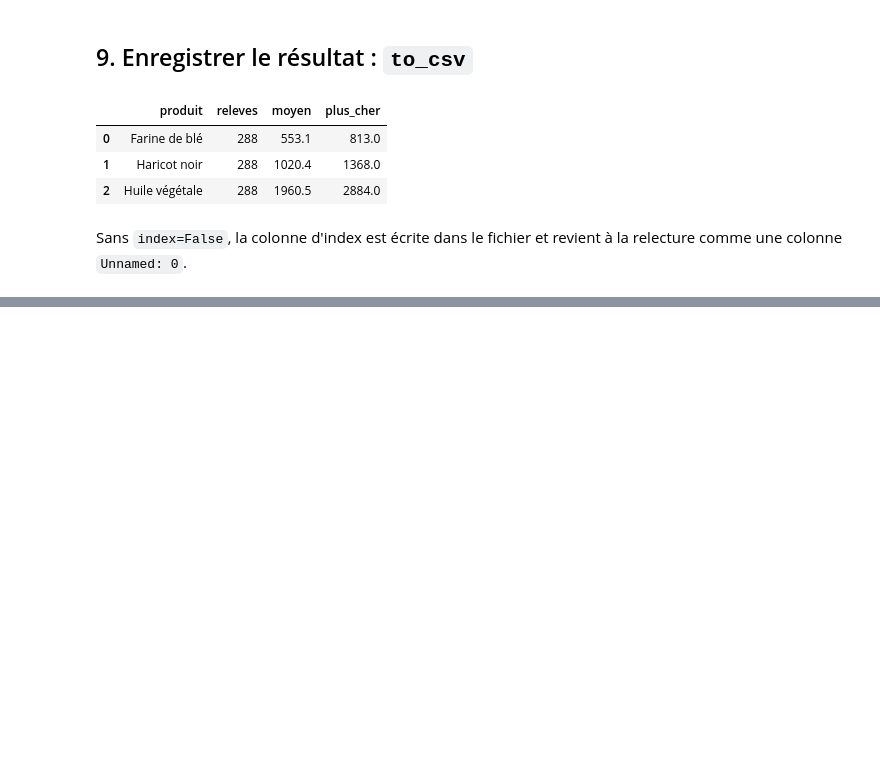
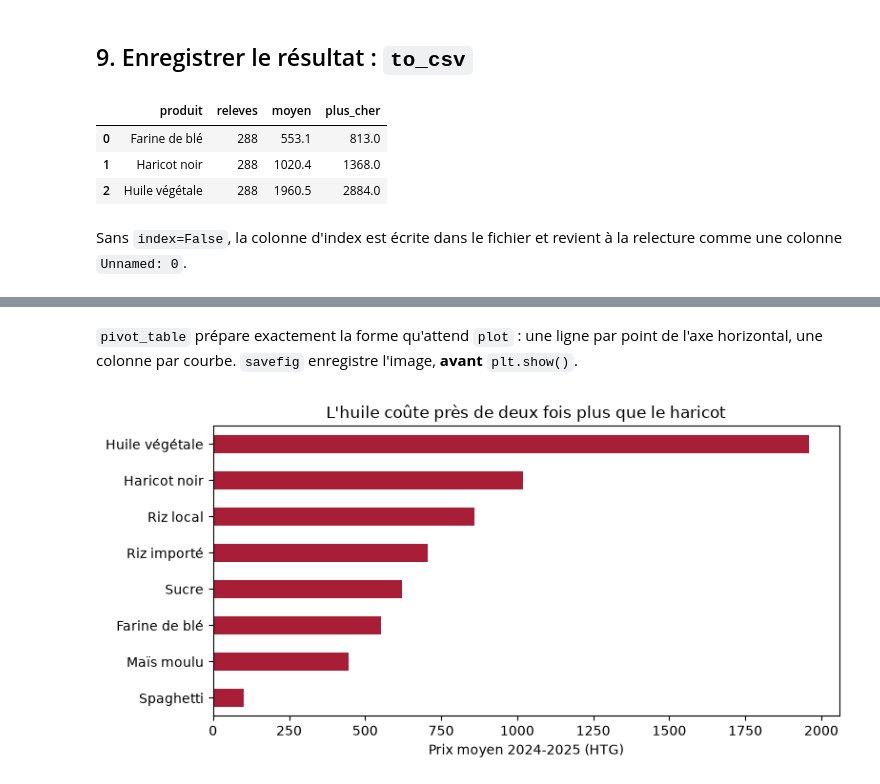
Before and after one commit to esih-classroom/pratiques-python-data, a Jupyter notebook: seance-04-regrouper-combiner.ipynb, the cells around one changed output, grey strips where cells are left out. Saved outputs shown, nothing was run; the diff lists cells and outputs as text; code cells hidden in the pictures; blank space fills up the shorter version.

```diff
--- a/seance-04-regrouper-combiner.ipynb
+++ b/seance-04-regrouper-combiner.ipynb
@@ -332,0 +347,13 @@ Les énoncés et les résultats attendus sont sur la page de la séance 4.
+# %% [markdown]
+`pivot_table` prépare exactement la forme qu'attend `plot` : une ligne par point de l'axe horizontal, une colonne par courbe. `savefig` enregistre l'image, **avant** `plt.show()`.
+# %%
+moyennes = prix.groupby("produit")["prix_htg"].mean().sort_values()
+ax = moyennes.plot(kind="barh", figsize=(8, 4), color="#A71E36")
+ax.set_title("L'huile coûte près de deux fois plus que le haricot")
+ax.set_xlabel("Prix moyen 2024-2025 (HTG)")
+ax.set_ylabel("")
+plt.tight_layout()
+plt.savefig("prix_par_produit.png", dpi=120)
+plt.show()
+# %% [output]
+[figure, added]
```
Also changed, not shown: parts of 21 cells of this notebook.
